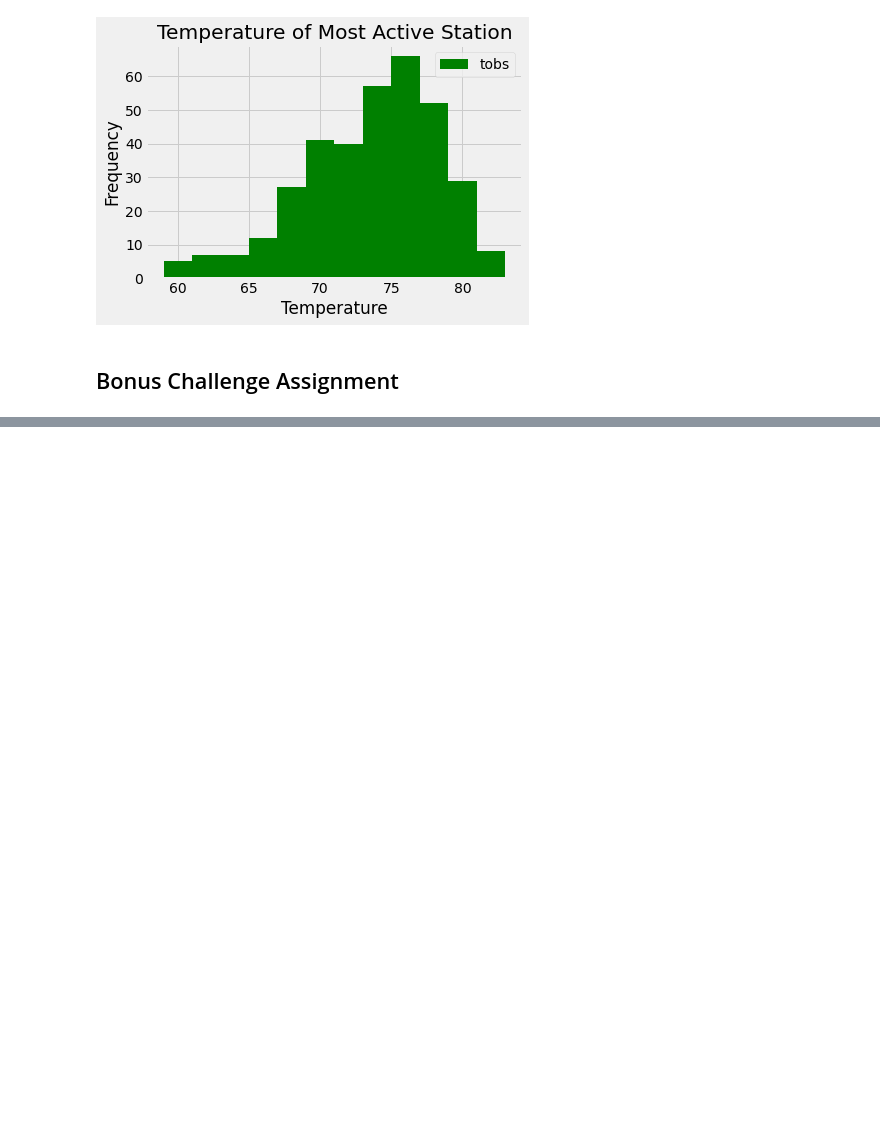
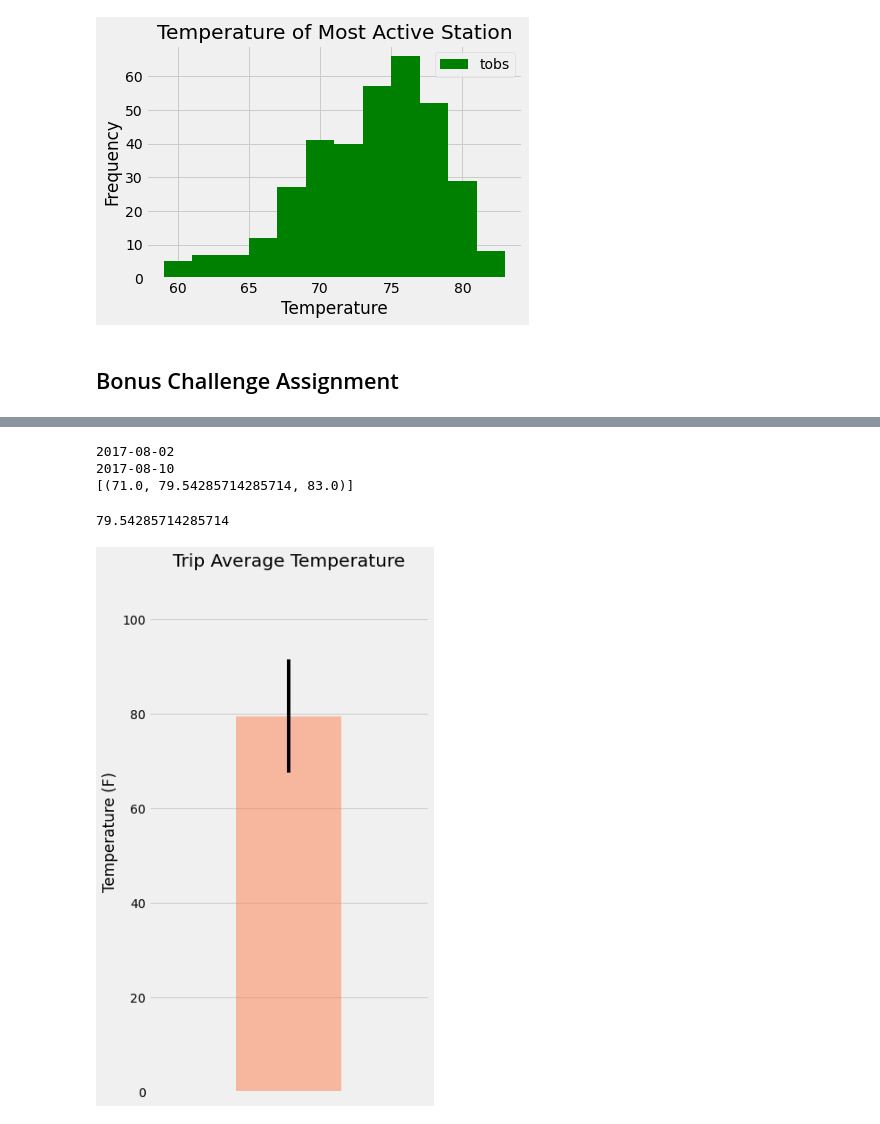
Before and after one commit to cecileung1208/Homework, a Jupyter notebook: Unit 10 - SQL_Alchemy Challenge/climate_starter.ipynb, the cells around one changed output, grey strips where cells are left out. Cells and saved outputs as stored; diff of their text form; code cells hidden in the pictures; blank space fills up the shorter version.

Commit message:
update my trip temp in notebook, app.py

```diff
--- a/Unit 10 - SQL_Alchemy Challenge/climate_starter.ipynb
+++ b/Unit 10 - SQL_Alchemy Challenge/climate_starter.ipynb
@@ -297,11 +299,55 @@ print(calc_temps('2012-02-28', '2012-03-05'))
+# %%
+# Dates for my trip
+start_date = '2020-08-02'
+end_date = '2020-08-10'
 # %%
 # Use your previous function `calc_temps` to calculate the tmin, tavg, and tmax
 # for your trip using the previous year's data for those same dates.
+
+def change_year(year):
+    convert_year = year.replace('2020', '2017')
+    return(convert_year)
+
+revised_start_date = change_year(start_date)
+revised_end_date = change_year(end_date)
+
+print(revised_start_date)
+print(revised_end_date)
+
+print(calc_temps(revised_start_date, revised_end_date))
+# %% [output]
+2017-08-02
+2017-08-10
+[(71.0, 79.54285714285714, 83.0)]
+# %%
+#Create List to plot
+mytrip_temp_list = list(np.ravel(calc_temps(revised_start_date, revised_end_date)))
+
+#Create values to plot
+mytrip_tavg = mytrip_temp_list[1]
+mytrip_yerror = mytrip_temp_list[2] - mytrip_temp_list[0]
+# %% [output]
+79.54285714285714
 # %%
 # Plot the results from your previous query as a bar chart.
 # Use "Trip Avg Temp" as your Title
 # Use the average temperature for the y value
 # Use the peak-to-peak (tmax-tmin) value as the y error bar (yerr)
+
+
+fig, ax = plt.subplots(figsize = (5,10))
+ax.bar(1, mytrip_tavg, yerr=mytrip_yerror, alpha=0.5, color = 'coral', width = 0.3)
+ax.set_ylabel('Temperature (F)')
+ax.set_title('Trip Average Temperature')
+ax.xaxis.grid()
+ax.axes.xaxis.set_visible(False)
+# Save the figure and show
+plt.xlim(0.6, 1.4)
+plt.ylim(0,110)
+plt.savefig("Output Files/Trip Average Temperature")
+plt.show()
+# %% [output]
+[figure, added]
 # %%
 # Calculate the total amount of rainfall per weather station for your trip dates using the previous year's matching dates.
 # Sort this in descending order by precipitation amount and list the station, name, latitude, longitude, and elevation
```
Also changed, not shown: parts of 3 cells of this notebook, 2 other files.
